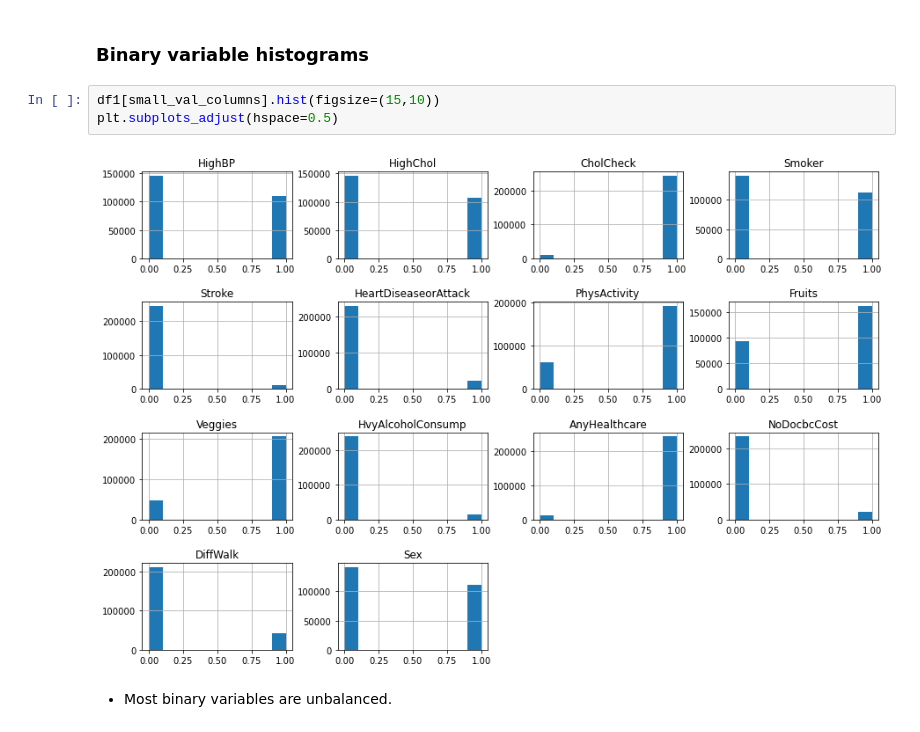
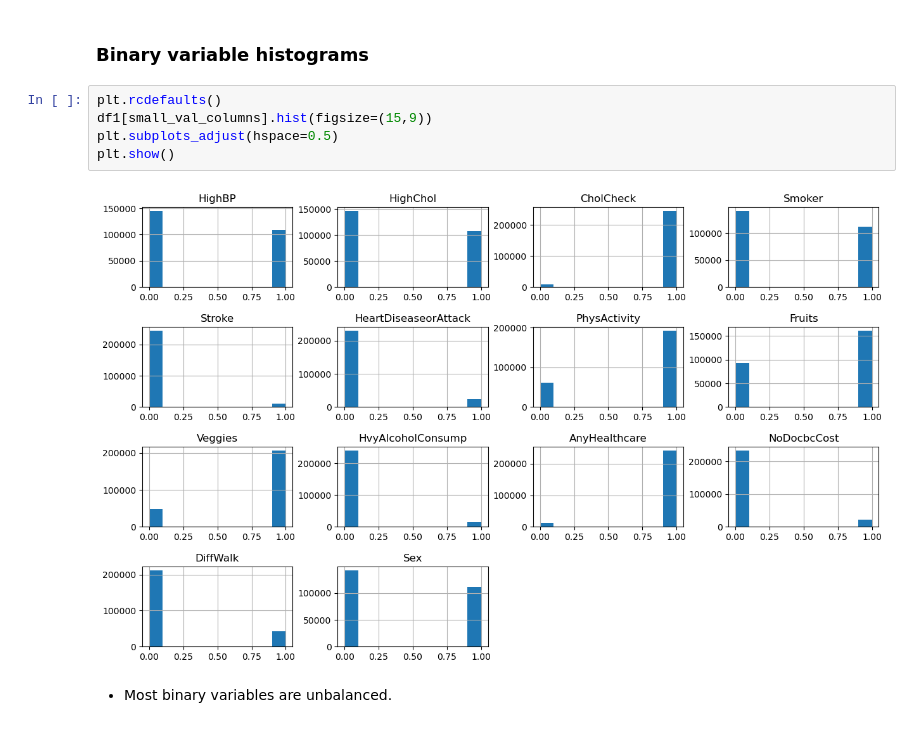
Before and after one commit to delschwartz/Prediabetes_Health_Indicators, a Jupyter notebook: notebooks/exploratory/1_Data_Wrangling_&_EDA.ipynb, the cells around one changed output. Cells and saved outputs as stored; diff of their text form.

```diff
--- a/notebooks/exploratory/1_Data_Wrangling_&_EDA.ipynb
+++ b/notebooks/exploratory/1_Data_Wrangling_&_EDA.ipynb
@@ -191,10 +196,12 @@ column_descriptions['Income']
 # %% [markdown]
 ### Binary variable histograms
 # %%
-df1[small_val_columns].hist(figsize=(15,10))
+plt.rcdefaults()
+df1[small_val_columns].hist(figsize=(15,9))
 plt.subplots_adjust(hspace=0.5)
+plt.show()
 # %% [output]
-[figure, old version]
+[figure, new version]
 # %% [markdown]
 * Most binary variables are unbalanced.
 # %%
```
Also changed, not shown: parts of 6 cells of this notebook, 3 other files.
